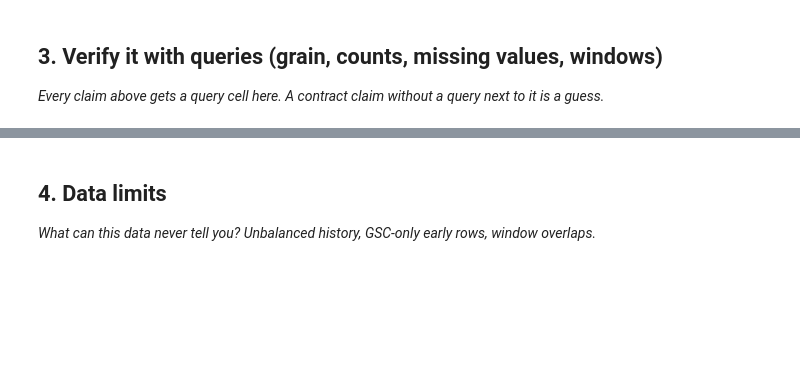
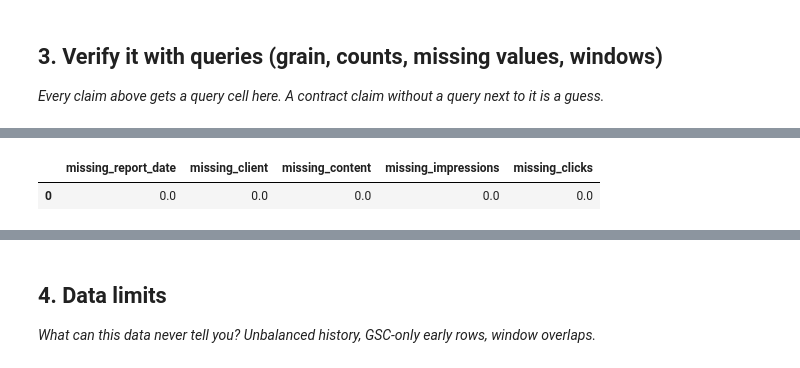
Before and after one commit to farida596/flyrank-ml-internship, a Jupyter notebook: work/notebooks/w03_data_contract.ipynb, the cells around one changed output, grey strips where cells are left out. Cells and saved outputs as stored; diff of their text form; code cells hidden in the pictures; blank space fills up the shorter version.

```diff
--- a/work/notebooks/w03_data_contract.ipynb
+++ b/work/notebooks/w03_data_contract.ipynb
@@ -18,3 +138,81 @@ This skeleton is yours to fill. Work the sections **in order** — each one has
 ## 3. Verify it with queries (grain, counts, missing values, windows)
 
 *Every claim above gets a query cell here. A contract claim without a query next to it is a guess.*
+# %%
+# ============================================================
+# Section 3: Verify the Data Contract
+# ============================================================
+
+DATA_PATH = (
+    "hf://datasets/FlyRank/internship-warehouse/"
+    "fact_content_daily_performance/month=2026-03/data_0.parquet"
+)
+
+# ------------------------------------------------------------
+# 1. Total number of rows
+# ------------------------------------------------------------
+print("========== Total Rows ==========")
+
+display(
+    con.sql(f"""
+    SELECT COUNT(*) AS total_rows
+    FROM read_parquet('{DATA_PATH}')
+    """).df()
+)
+
+# ------------------------------------------------------------
+# 2. Verify the data grain
+# One row = report_date + client_hash_id + content_hash_id
+# ------------------------------------------------------------
+print("========== Duplicate Grain Check ==========")
+
+display(
+    con.sql(f"""
+    SELECT
+        report_date,
+        client_hash_id,
+        content_hash_id,
+        COUNT(*) AS duplicate_count
+    FROM read_parquet('{DATA_PATH}')
+    GROUP BY
+        report_date,
+        client_hash_id,
+        content_hash_id
+    HAVING COUNT(*) > 1
+    LIMIT 10
+    """).df()
+)
+
+# ------------------------------------------------------------
+# 3. Verify the date range
+# ------------------------------------------------------------
+print("========== Date Range ==========")
+
+display(
+    con.sql(f"""
+    SELECT
+        MIN(report_date) AS start_date,
+        MAX(report_date) AS end_date
+    FROM read_parquet('{DATA_PATH}')
+    """).df()
+)
+
+# ------------------------------------------------------------
+# 4. Check missing values in important columns
+# ------------------------------------------------------------
+print("========== Missing Values ==========")
+
+display(
+    con.sql(f"""
+    SELECT
+        SUM(CASE WHEN report_date IS NULL THEN 1 ELSE 0 END) AS missing_report_date,
+        SUM(CASE WHEN client_hash_id IS NULL THEN 1 ELSE 0 END) AS missing_client,
+        SUM(CASE WHEN content_hash_id IS NULL THEN 1 ELSE 0 END) AS missing_content,
+        SUM(CASE WHEN gsc_impressions IS NULL THEN 1 ELSE 0 END) AS missing_impressions,
+        SUM(CASE WHEN gsc_clicks IS NULL THEN 1 ELSE 0 END) AS missing_clicks
+    FROM read_parquet('{DATA_PATH}')
+    """).df()
+)
+
+print("✅ Data contract verification completed.")
+# %% [output]
@@ -20,0 +228,2 @@ This skeleton is yours to fill. Work the sections **in order** — each one has
+|  | missing_report_date | missing_client | missing_content | missing_impressions | missing_clicks |
+| 0 | 0.0 | 0.0 | 0.0 | 0.0 | 0.0 |
```
Also changed, not shown: parts of 15 cells of this notebook.
